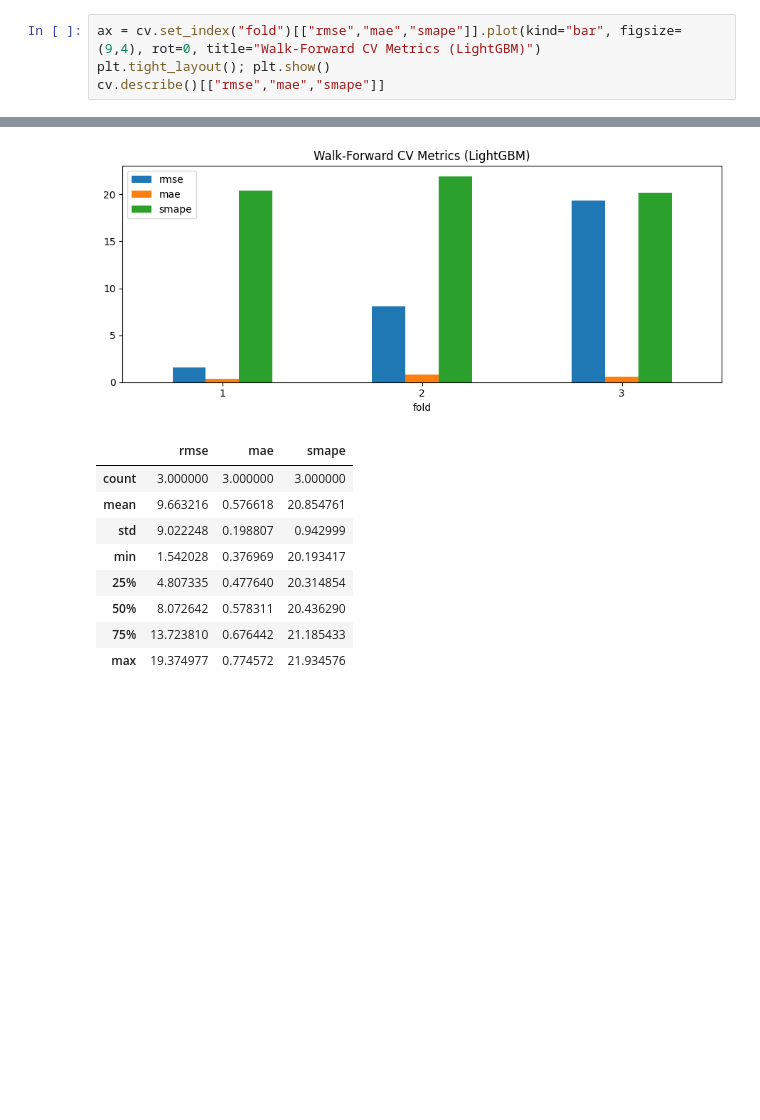
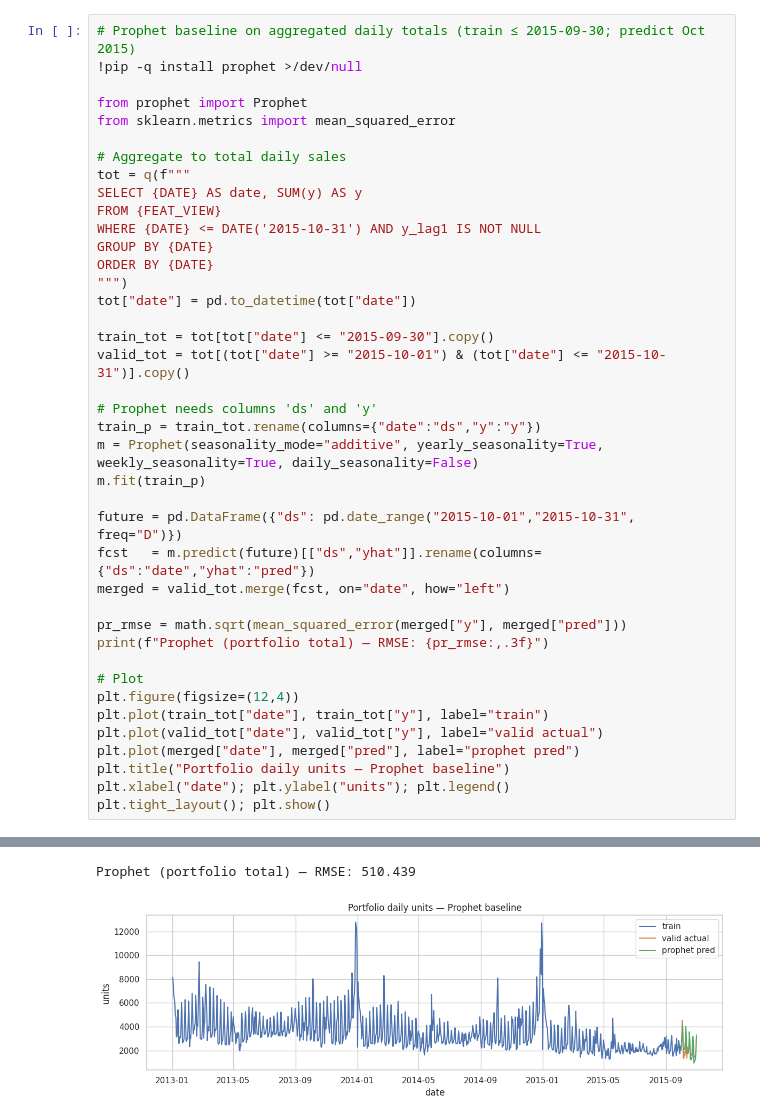
Before and after one commit to btheard3/retail-alpha-forecaster, a Jupyter notebook: notebooks/03_modeling_cv.ipynb, the cells around one changed output, grey strips where cells are left out. Saved outputs shown, nothing was run; the diff lists cells and outputs as text; blank space fills up the shorter version.

```diff
--- a/notebooks/03_modeling_cv.ipynb
+++ b/notebooks/03_modeling_cv.ipynb
@@ -154,5 +257,41 @@ And if memory is not enough, you can set `force_col_wise=true`.
 # %%
-ax = cv.set_index("fold")[["rmse","mae","smape"]].plot(kind="bar", figsize=(9,4), rot=0, title="Walk‑Forward CV Metrics (LightGBM)")
+# Prophet baseline on aggregated daily totals (train ≤ 2015-09-30; predict Oct 2015)
+!pip -q install prophet >/dev/null
+
+from prophet import Prophet
+from sklearn.metrics import mean_squared_error
+
+# Aggregate to total daily sales
+tot = q(f"""
+SELECT {DATE} AS date, SUM(y) AS y
+FROM {FEAT_VIEW}
+WHERE {DATE} <= DATE('2015-10-31') AND y_lag1 IS NOT NULL
+GROUP BY {DATE}
+ORDER BY {DATE}
+""")
+tot["date"] = pd.to_datetime(tot["date"])
+
+train_tot = tot[tot["date"] <= "2015-09-30"].copy()
+valid_tot = tot[(tot["date"] >= "2015-10-01") & (tot["date"] <= "2015-10-31")].copy()
+
+# Prophet needs columns 'ds' and 'y'
+train_p = train_tot.rename(columns={"date":"ds","y":"y"})
+m = Prophet(seasonality_mode="additive", yearly_seasonality=True, weekly_seasonality=True, daily_seasonality=False)
+m.fit(train_p)
+
+future = pd.DataFrame({"ds": pd.date_range("2015-10-01","2015-10-31", freq="D")})
+fcst   = m.predict(future)[["ds","yhat"]].rename(columns={"ds":"date","yhat":"pred"})
+merged = valid_tot.merge(fcst, on="date", how="left")
+
+pr_rmse = math.sqrt(mean_squared_error(merged["y"], merged["pred"]))
+print(f"Prophet (portfolio total) — RMSE: {pr_rmse:,.3f}")
+
+# Plot
+plt.figure(figsize=(12,4))
+plt.plot(train_tot["date"], train_tot["y"], label="train")
+plt.plot(valid_tot["date"], valid_tot["y"], label="valid actual")
+plt.plot(merged["date"], merged["pred"], label="prophet pred")
+plt.title("Portfolio daily units — Prophet baseline")
+plt.xlabel("date"); plt.ylabel("units"); plt.legend()
 plt.tight_layout(); plt.show()
-cv.describe()[["rmse","mae","smape"]]
 # %% [output]
@@ -159,11 +300,3 @@ cv.describe()[["rmse","mae","smape"]]
+Prophet (portfolio total) — RMSE: 510.439
-[figure, old version]
+[figure, new version]
-|  | rmse | mae | smape |
-| count | 3.000000 | 3.000000 | 3.000000 |
-| mean | 9.663216 | 0.576618 | 20.854761 |
-| std | 9.022248 | 0.198807 | 0.942999 |
-| min | 1.542028 | 0.376969 | 20.193417 |
-| 25% | 4.807335 | 0.477640 | 20.314854 |
-| 50% | 8.072642 | 0.578311 | 20.436290 |
-| 75% | 13.723810 | 0.676442 | 21.185433 |
-| max | 19.374977 | 0.774572 | 21.934576 |
 # %%
```
Also changed, not shown: parts of 9 cells of this notebook.
